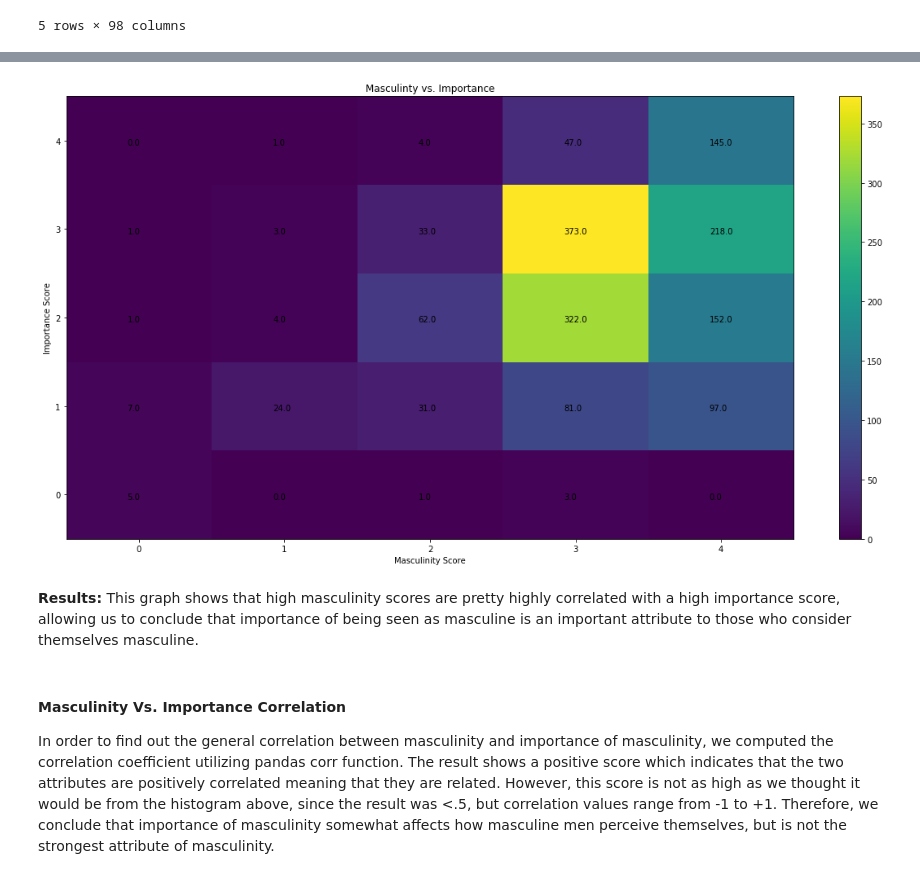
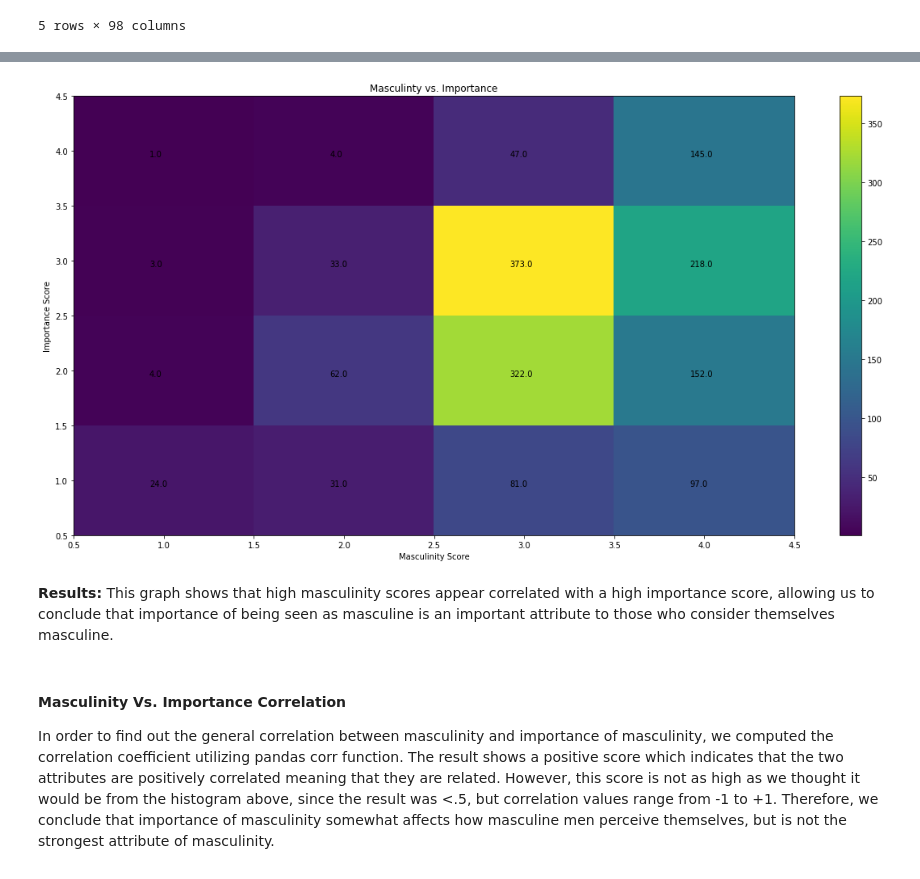
Before and after one commit to nated1028/CMSC320FinalProject, a Jupyter notebook: FinalProject.ipynb, the cells around one changed output, grey strips where cells are left out. Drawn from its saved outputs; the diff is of its cells as text; code cells hidden in the pictures.

```diff
--- a/FinalProject.ipynb
+++ b/FinalProject.ipynb
@@ -76,10 +76,19 @@ q7_answers.reverse()
 scrub_data = raw_data.copy()
 
 for index1, row in raw_data.iterrows():
-    scrub_data.loc[index1, 'q0001'] = int(q1_answers.index(row['q0001']))
-    scrub_data.loc[index1, 'q0002'] = int(q2_answers.index(row['q0002']))
+    if row['q0001'] != 'No answer':
+        scrub_data.loc[index1, 'q0001'] = int(q1_answers.index(row['q0001']))
+    else:
+        scrub_data.loc[index1, 'q0001'] = None
+    if row['q0002'] != 'No answer':
+        scrub_data.loc[index1, 'q0002'] = int(q2_answers.index(row['q0002']))
+    else:
+        scrub_data.loc[index1, 'q0002'] = None
     for index2, val in row['q0007_0001':'q0007_0011'].iteritems():
-        scrub_data.loc[index1, index2] = int(q7_answers.index(val))
+        if val != 'No answer':
+            scrub_data.loc[index1, index2] = int(q7_answers.index(val))
+        else:
+            scrub_data.loc[index1, index2] = None
     for index2, val in row['q0008_0001':'q0008_0012'].iteritems():
         if val == 'Not selected':
             scrub_data.loc[index1, index2] = False
@@ -111,18 +136,19 @@ We then created a 2D histogram, similar to a heat map, to find out if how import
 # %%
 plot.figure(figsize = (20, 10))
-hist, xval, yval, _ = plot.hist2d(scrub_data['q0001'], scrub_data['q0002'], bins = (5, 5), range = ((-.5, 4.5), (-.5, 4.5)))
+hist_data = scrub_data[['q0001', 'q0002']].copy().dropna().astype(int)
+hist, xval, yval, _ = plot.hist2d(hist_data['q0001'], hist_data['q0002'], bins = (4, 4), range = ((0.5, 4.5), (0.5, 4.5)))
 for i in range(len(xval)-1):
     for j in range(len(yval)-1):
         plot.annotate(hist[i][j], (xval[i], yval[j]), xytext = (xval[i] + 0.42, yval[j] + 0.45))
 plot.colorbar()
 plot.xlabel('Masculinity Score')
 plot.ylabel('Importance Score')
 plot.title('Masculinty vs. Importance')
 plot.show()
 # %% [output]
-[figure, old version]
+[figure, new version]
 # %% [markdown]
-**Results:** This graph shows that high masculinity scores are pretty highly correlated with a high importance score, allowing us to conclude that importance of being seen as masculine is an important attribute to those who consider themselves masculine.
+**Results:** This graph shows that high masculinity scores appear correlated with a high importance score, allowing us to conclude that importance of being seen as masculine is an important attribute to those who consider themselves masculine.
 # %% [markdown]
 #### Masculinity Vs. Importance Correlation
 
```
Also changed, not shown: parts of 66 cells of this notebook.
